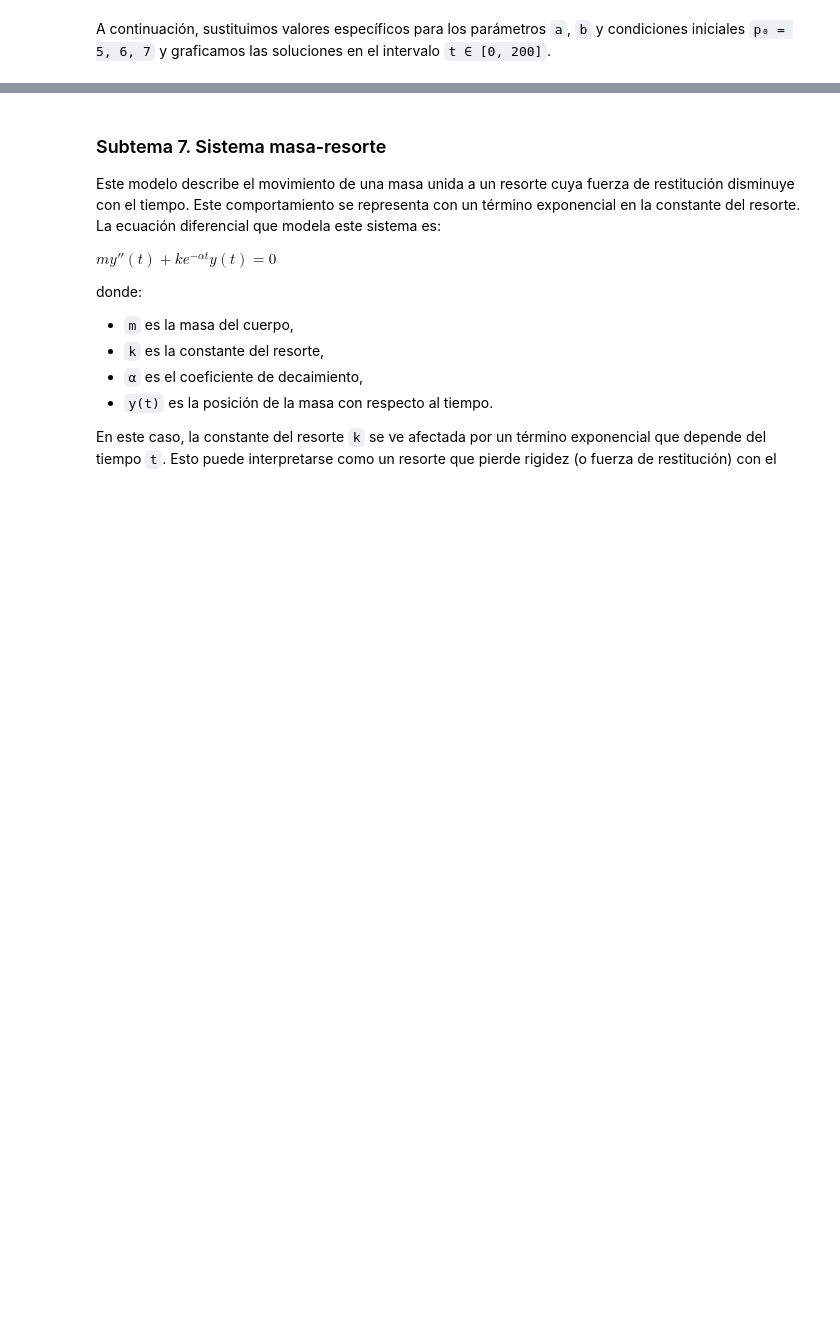
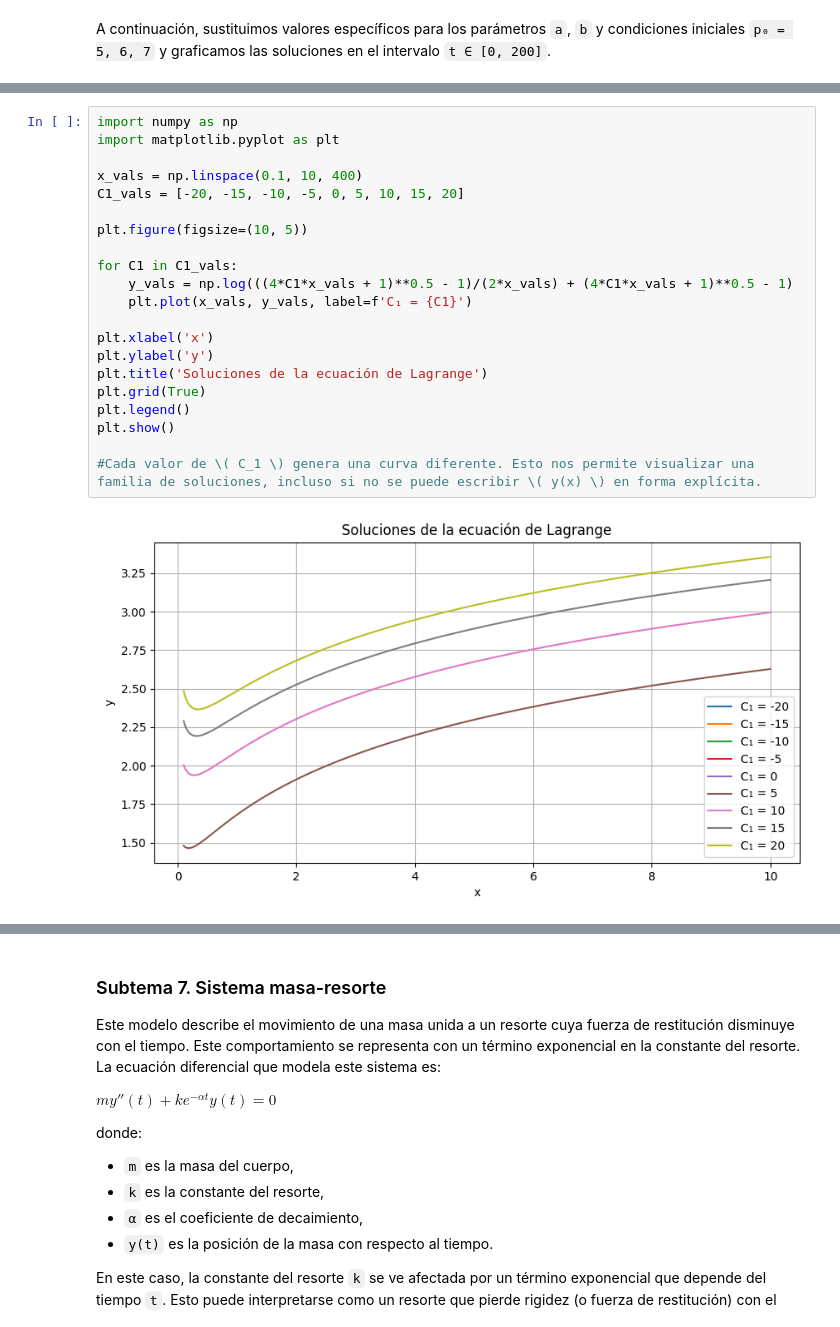
Before and after one commit to KarlaMichelleSorianoSanhez/EDP-1, a Jupyter notebook: Ecuaciones_diferenciales.ipynb, the cells around one changed output, grey strips where cells are left out. Cells and saved outputs as stored; diff of their text form; blank space fills up the shorter version.

```diff
--- a/Ecuaciones_diferenciales.ipynb
+++ b/Ecuaciones_diferenciales.ipynb
@@ -135,0 +229,23 @@ plt.show()
+# %%
+import numpy as np
+import matplotlib.pyplot as plt
+
+x_vals = np.linspace(0.1, 10, 400)
+C1_vals = [-20, -15, -10, -5, 0, 5, 10, 15, 20]
+
+plt.figure(figsize=(10, 5))
+
+for C1 in C1_vals:
+    y_vals = np.log(((4*C1*x_vals + 1)**0.5 - 1)/(2*x_vals) + (4*C1*x_vals + 1)**0.5 - 1)
+    plt.plot(x_vals, y_vals, label=f'C₁ = {C1}')
+
+plt.xlabel('x')
+plt.ylabel('y')
+plt.title('Soluciones de la ecuación de Lagrange')
+plt.grid(True)
+plt.legend()
+plt.show()
+
+#Cada valor de \( C_1 \) genera una curva diferente. Esto nos permite visualizar una familia de soluciones, incluso si no se puede escribir \( y(x) \) en forma explícita.
+# %% [output]
+[figure, added]
```
Also changed, not shown: parts of 17 cells of this notebook.
